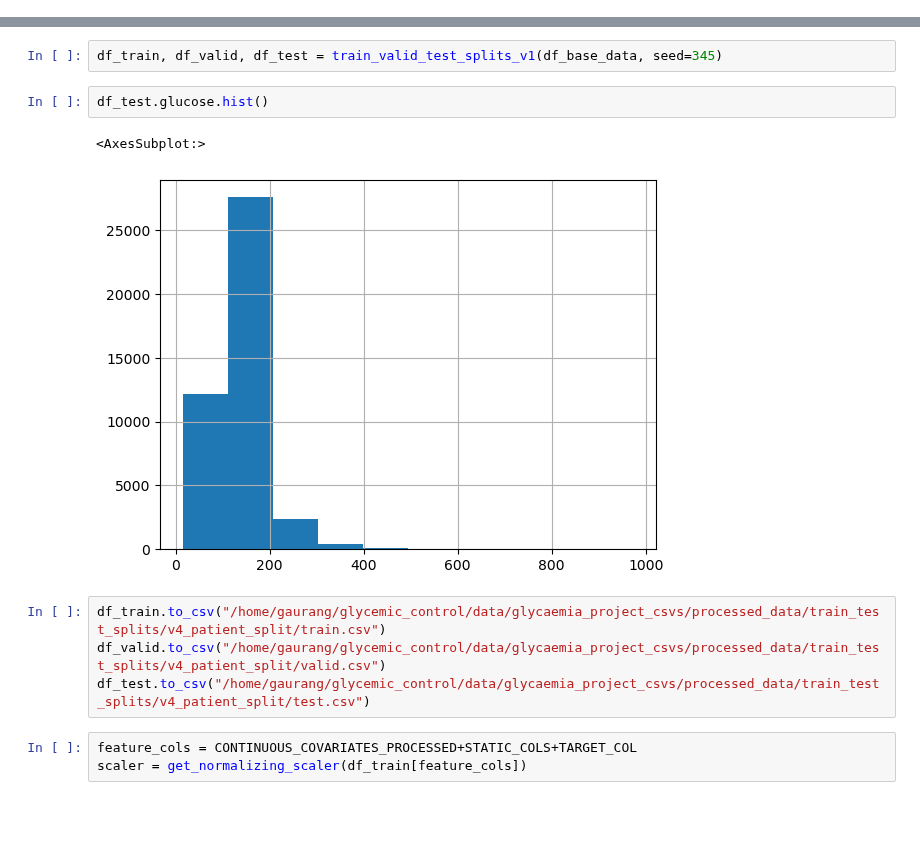
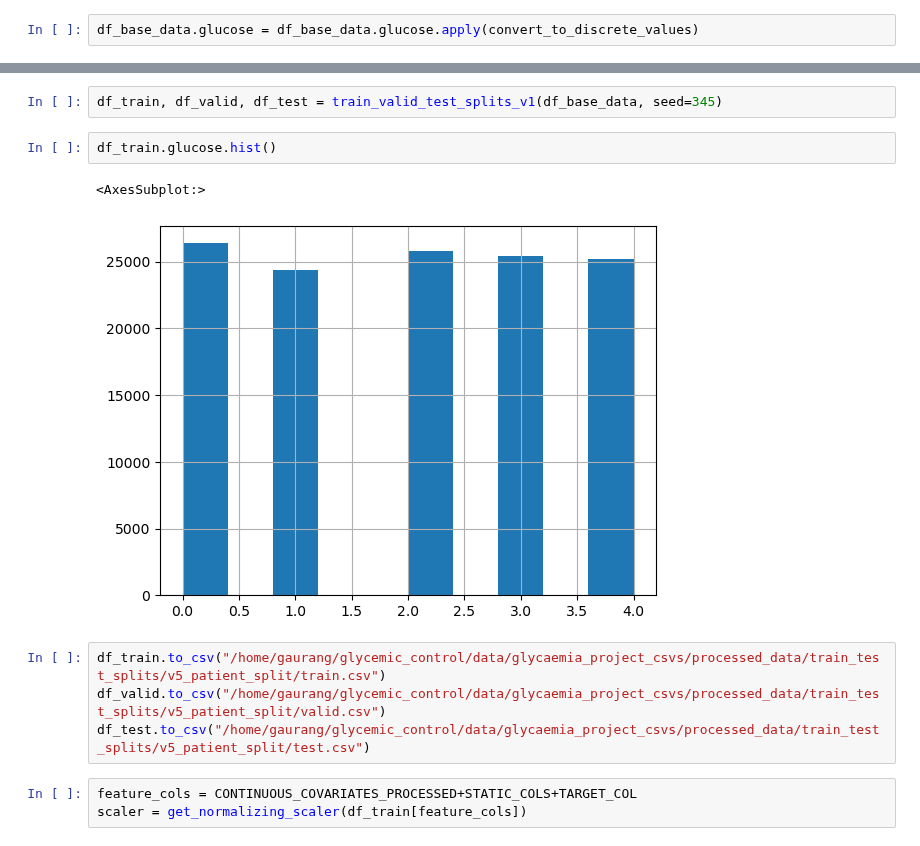
Before and after one commit to Gaurangkarwande/glycemic_control, a Jupyter notebook: data_notebook.ipynb, the cells around one changed output, grey strips where cells are left out. Drawn from its saved outputs; the diff is of its cells as text; blank space fills up the shorter version.

```diff
--- a/data_notebook.ipynb
+++ b/data_notebook.ipynb
@@ -48,0 +56,2 @@ df_base_data.boxplot(column='glucose')
+# %%
+df_base_data.glucose = df_base_data.glucose.apply(convert_to_discrete_values)
@@ -49,14 +80,14 @@ df_base_data.boxplot(column='glucose')
 # %%
 df_train, df_valid, df_test = train_valid_test_splits_v1(df_base_data, seed=345)
 # %%
-df_test.glucose.hist()
+df_train.glucose.hist()
 # %% [output]
 <AxesSubplot:>
-[figure, old version]
+[figure, new version]
 # %%
-df_train.to_csv("/home/gaurang/glycemic_control/data/glycaemia_project_csvs/processed_data/train_test_splits/v4_patient_split/train.csv")
-df_valid.to_csv("/home/gaurang/glycemic_control/data/glycaemia_project_csvs/processed_data/train_test_splits/v4_patient_split/valid.csv")
-df_test.to_csv("/home/gaurang/glycemic_control/data/glycaemia_project_csvs/processed_data/train_test_splits/v4_patient_split/test.csv")
+df_train.to_csv("/home/gaurang/glycemic_control/data/glycaemia_project_csvs/processed_data/train_test_splits/v5_patient_split/train.csv")
+df_valid.to_csv("/home/gaurang/glycemic_control/data/glycaemia_project_csvs/processed_data/train_test_splits/v5_patient_split/valid.csv")
+df_test.to_csv("/home/gaurang/glycemic_control/data/glycaemia_project_csvs/processed_data/train_test_splits/v5_patient_split/test.csv")
 # %%
 feature_cols = CONTINUOUS_COVARIATES_PROCESSED+STATIC_COLS+TARGET_COL
 scaler = get_normalizing_scaler(df_train[feature_cols])
```
Also changed, not shown: parts of 9 cells of this notebook, 1 other file.
